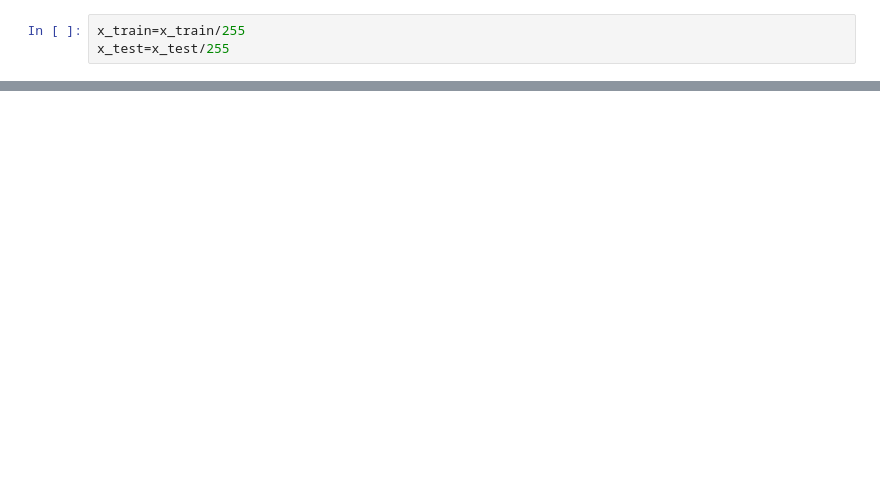
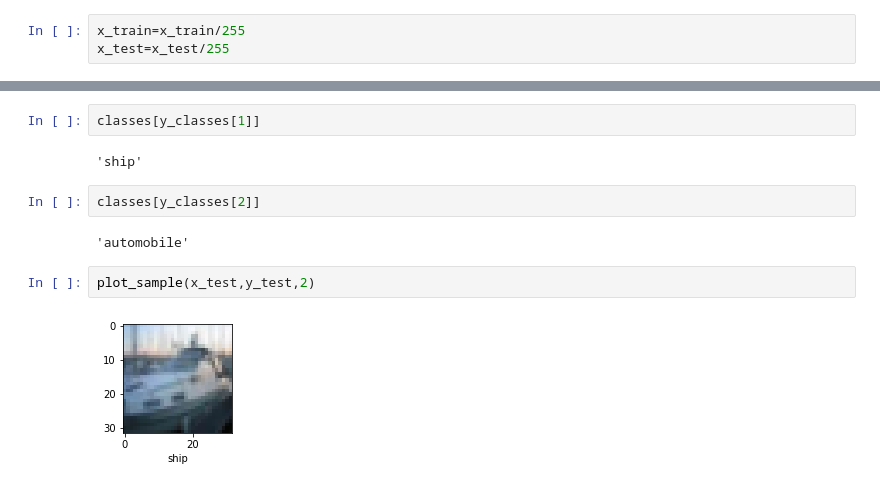
Before and after one commit to Pallavivanga/data-science-with-python, a Jupyter notebook: Image classification with CNN.ipynb, the cells around one changed output, grey strips where cells are left out. Drawn from its saved outputs; the diff is of its cells as text; blank space fills up the shorter version.

```diff
--- a/Image classification with CNN.ipynb
+++ b/Image classification with CNN.ipynb
@@ -52,0 +250,12 @@ print("classification Report: \n",classification_report(y_test,y_pred_classes))
+# %%
+classes[y_classes[1]]
+# %% [output]
+'ship'
+# %%
+classes[y_classes[2]]
+# %% [output]
+'automobile'
+# %%
+plot_sample(x_test,y_test,2)
+# %% [output]
+[figure, added]
```
Also changed, not shown: parts of 28 cells of this notebook.
